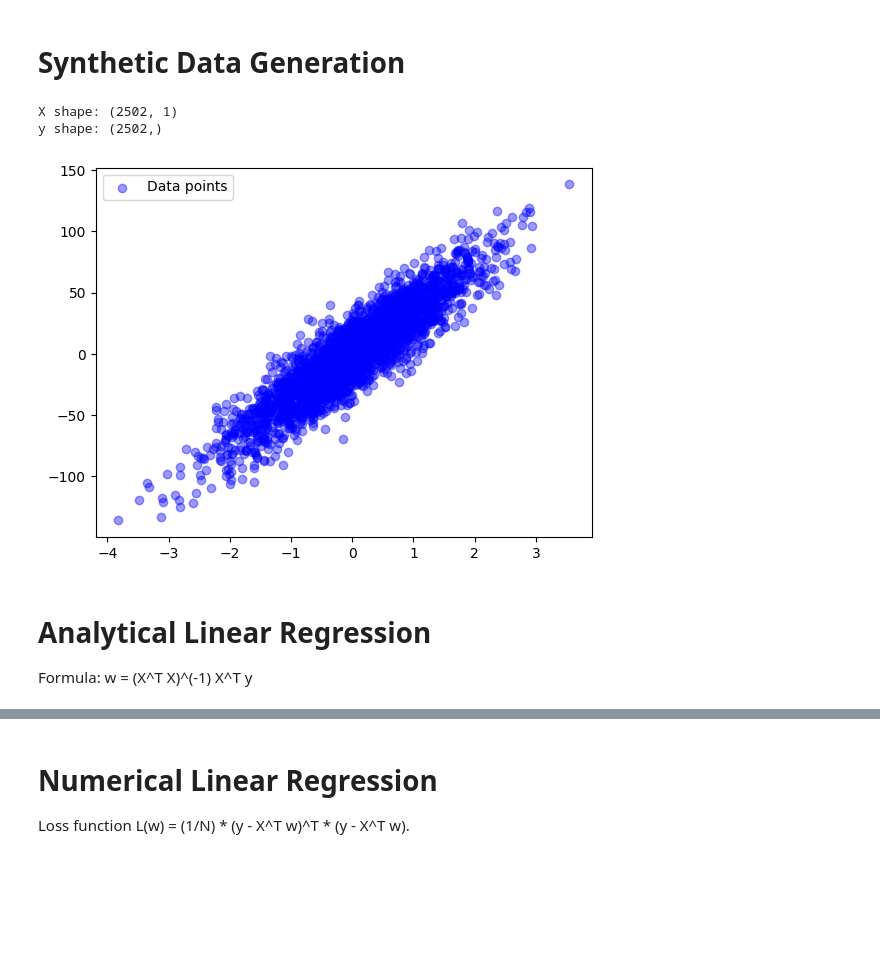
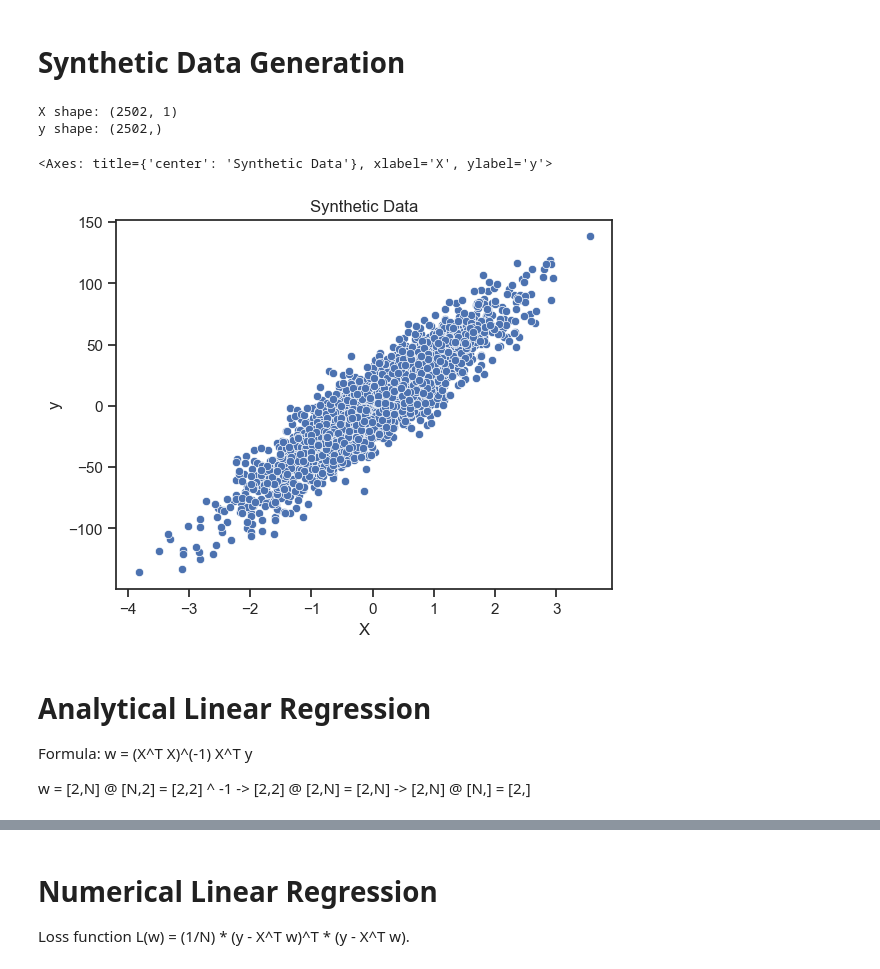
Before and after one commit to adamzsl/machine-learning, a Jupyter notebook: linear_regression/linear_regression.ipynb, the cells around one changed output, grey strips where cells are left out. Saved outputs shown, nothing was run; the diff lists cells and outputs as text; code cells hidden in the pictures; blank space fills up the shorter version.

```diff
--- a/linear_regression/linear_regression.ipynb
+++ b/linear_regression/linear_regression.ipynb
@@ -12,16 +14,25 @@ import seaborn as sns  # For enhanced visualizations
 # %%
 X, y = make_regression(n_samples=2502, n_features=1, noise=16, random_state=259202)
 
-print("X shape:", X.shape) # X is N samples by D features (N x D)
-print("y shape:", y.shape) # y is N samples by 1 (N x 1)
+print("X shape:", X.shape) # X is N samples by D features [N,D]
+print("y shape:", y.shape) # y is N samples [N,]
 
-plt.scatter(X, y, color='blue', alpha=0.4, label='Data points')
-plt.legend()
-plt.show()
+# plt.scatter(X, y, alpha=0.4, label='Data points')
+# plt.legend()
+# plt.show()
+sns.set_context("notebook")
+sns.set_style("ticks")
+plt.xlabel('X')
+plt.ylabel('y')
+plt.title('Synthetic Data')
+sns.scatterplot(x=X.flatten(),y=y)
 # %% [output]
 X shape: (2502, 1)
 y shape: (2502,)
+<Axes: title={'center': 'Synthetic Data'}, xlabel='X', ylabel='y'>
-[figure, old version]
+[figure, new version]
 # %% [markdown]
 # Analytical Linear Regression
 Formula: w = (X^T X)^(-1) X^T y
+
+w = [2,N] @ [N,2] = [2,2] ^ -1 -> [2,2] @ [2,N] = [2,N] -> [2,N] @ [N,] = [2,]
```
Also changed, not shown: parts of 7 cells of this notebook.
